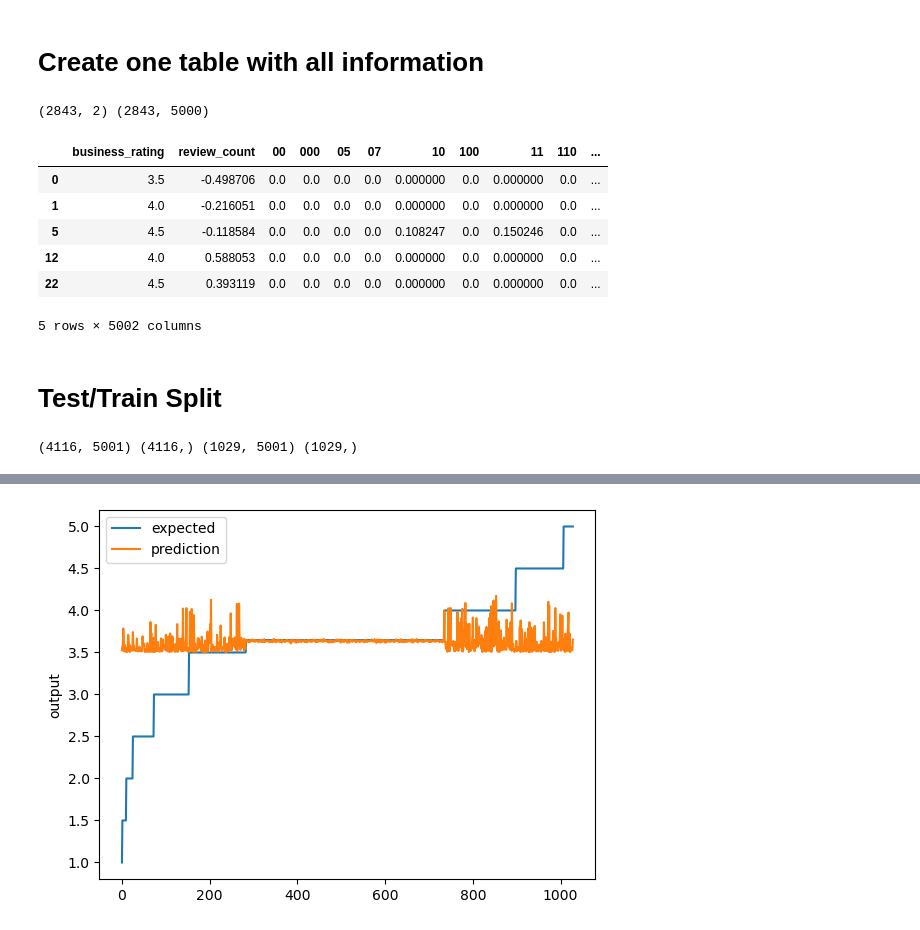
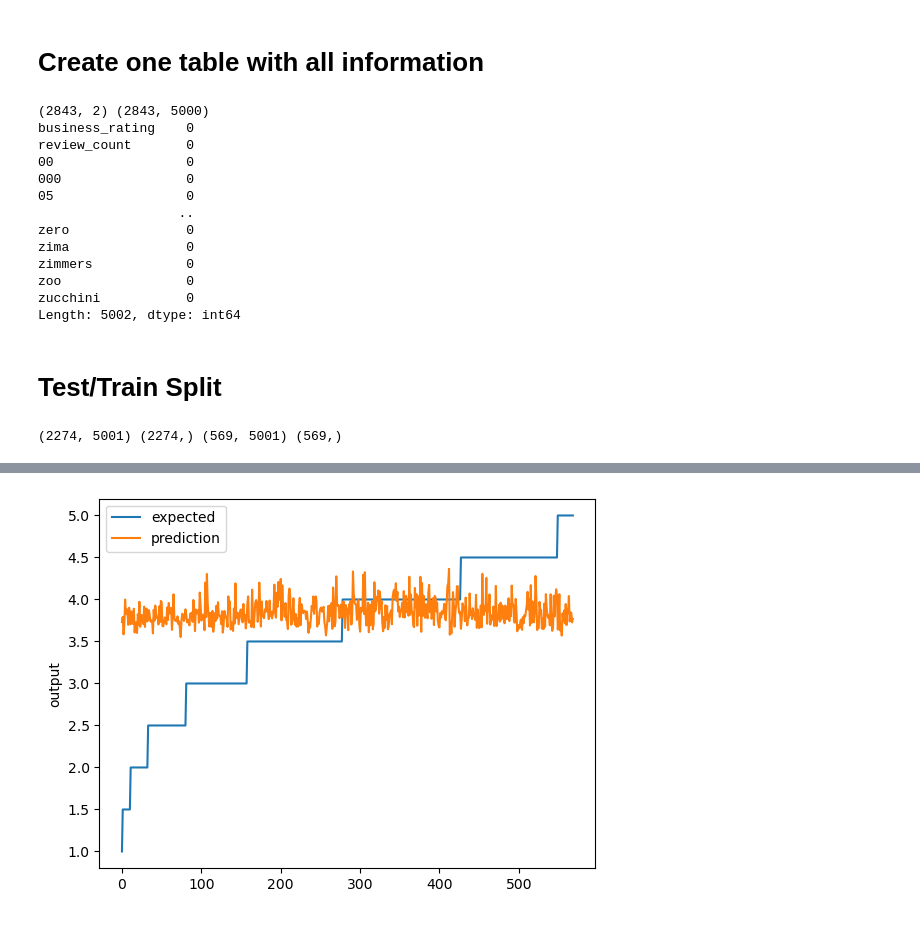
Before and after one commit to chkathi/intelligent-systems, a Jupyter notebook: P1/Regression.ipynb, the cells around one changed output, grey strips where cells are left out. Cells and saved outputs as stored; diff of their text form; code cells hidden in the pictures.

Commit message:
Fixed n/a input values

```diff
--- a/P1/Regression.ipynb
+++ b/P1/Regression.ipynb
@@ -195,25 +198,30 @@ df_tfidfvect.shape
 # %%
 # business_id, rating concatonated onto the df_idfvect
 print(df_business_reviews.shape, df_tfidfvect.shape)
+df_business_reviews.reset_index(drop=True, inplace=True)
+df_tfidfvect.reset_index(drop=True, inplace=True)
 df_business = pd.concat([df_business_reviews, df_tfidfvect], axis=1)
 
-df_business.head()
+# df_business.fillna(value, inplace=True)
+print(df_business.isna().sum())
 # %% [output]
 (2843, 2) (2843, 5000)
+business_rating    0
+review_count       0
+00                 0
+000                0
+05                 0
+                  ..
+zero               0
+zima               0
+zimmers            0
+zoo                0
+zucchini           0
+Length: 5002, dtype: int64
-|  | business_rating | review_count | 00 | 000 | 05 | 07 | 10 | 100 | 11 | 110 | ... |
-| 0 | 3.5 | -0.498706 | 0.0 | 0.0 | 0.0 | 0.0 | 0.000000 | 0.0 | 0.000000 | 0.0 | ... |
-| 1 | 4.0 | -0.216051 | 0.0 | 0.0 | 0.0 | 0.0 | 0.000000 | 0.0 | 0.000000 | 0.0 | ... |
-| 5 | 4.5 | -0.118584 | 0.0 | 0.0 | 0.0 | 0.0 | 0.108247 | 0.0 | 0.150246 | 0.0 | ... |
-| 12 | 4.0 | 0.588053 | 0.0 | 0.0 | 0.0 | 0.0 | 0.000000 | 0.0 | 0.000000 | 0.0 | ... |
-| 22 | 4.5 | 0.393119 | 0.0 | 0.0 | 0.0 | 0.0 | 0.000000 | 0.0 | 0.000000 | 0.0 | ... |
-5 rows × 5002 columns
 # %% [markdown]
 # Test/Train Split
 # %%
 from sklearn.model_selection import train_test_split
-
-# df_business.fillna(value, inplace=True)
-# print(df_business.isna().sum())
 
 x, y = to_xy(df_business, 'business_rating')
 
@@ -222,7 +230,7 @@ x_train, x_test, y_train, y_test = train_test_split(x, y, test_size=0.20, random
 
 print(x_train.shape, y_train.shape, x_test.shape, y_test.shape)
 # %% [output]
-(4116, 5001) (4116,) (1029, 5001) (1029,)
+(2274, 5001) (2274,) (569, 5001) (569,)
 # %%
 # Model #1 : (decide # of neurons in hiddens layers, relu, adam)
 %matplotlib inline
@@ -235,6 +243,7 @@ from tensorflow.keras.callbacks import EarlyStopping
 from tensorflow.keras.callbacks import ModelCheckpoint
 from tensorflow.keras import optimizers
 from tensorflow.keras.optimizers import Adam, SGD
+from keras.layers import InputLayer
 
 parameters = {
   'learning_rate' : 0.01,
@@ -243,14 +252,15 @@ parameters = {
 }
 
 model = Sequential()
-model.add(Dense(128, input_dim=x.shape[1], activation='tanh'))
+model.add(InputLayer(input_shape=(x.shape[1],)))
+model.add(Dense(256, activation='relu'))
+# model.add(Dense(256, input_dim=x.shape[1], activation='tanh'))
+model.add(Dropout(0.3))
+
+model.add(Dense(128, activation='relu'))
 model.add(Dropout(0.1))
 
 model.add(Dense(64, activation='relu'))
-model.add(Dropout(0.1))
-
-model.add(Dense(32, activation='relu'))
-model.add(Dropout(0.1))
 
 model.add(Dense(1))
 
@@ -296 +306 @@ Score (RMSE): 0.5606258511543274
-[figure, old version]
+[figure, new version]
```
Also changed, not shown: parts of 2 cells of this notebook.
